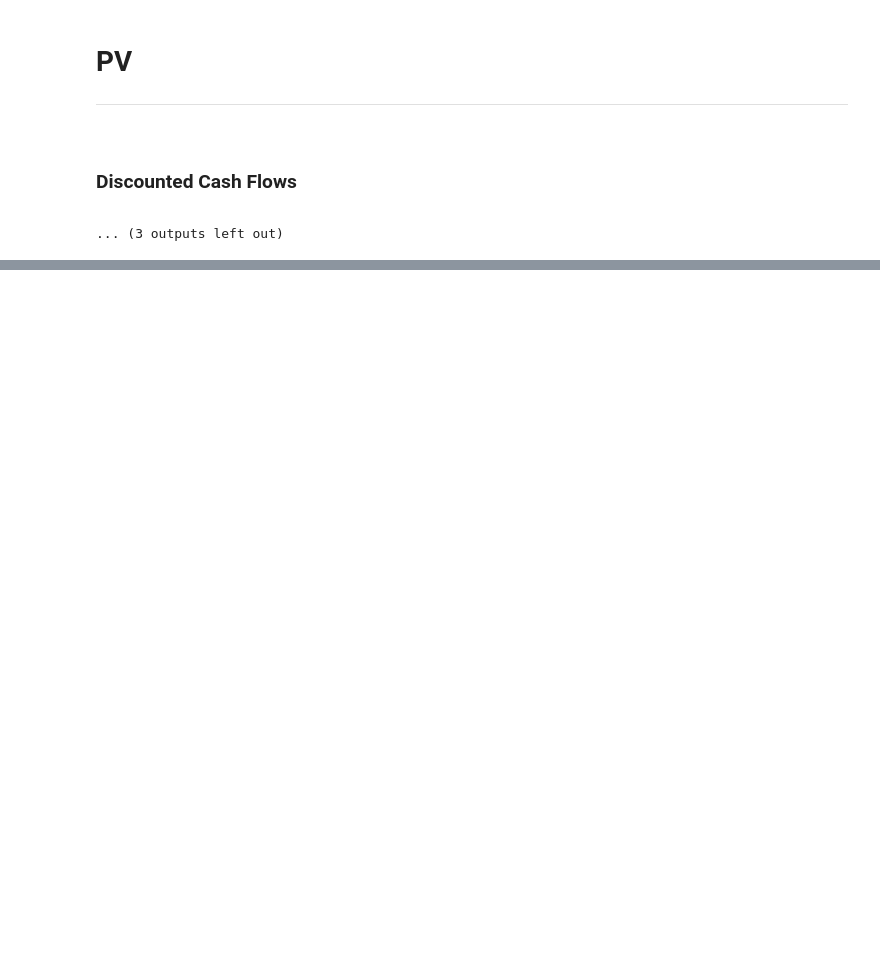
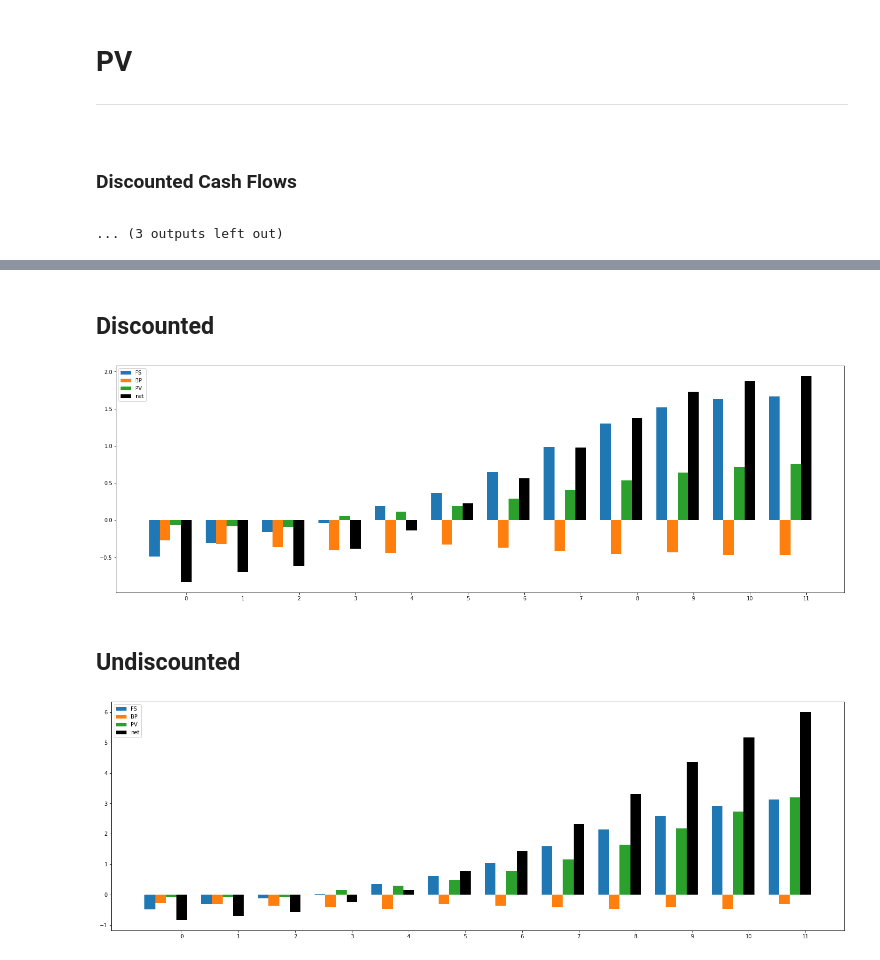
Before and after one commit to ldnelso2/portfolio, a Jupyter notebook: nz_portfolio_dashboard.ipynb, the cells around one changed output, grey strips where cells are left out. Saved outputs shown, nothing was run; the diff lists cells and outputs as text; code cells hidden in the pictures; blank space fills up the shorter version.

```diff
--- a/nz_portfolio_dashboard.ipynb
+++ b/nz_portfolio_dashboard.ipynb
@@ -183,10 +183,6 @@ class Project():
     def to_df(self):
         df = pd.DataFrame(map(lambda cf: cf.to_json(), self.cash_flows)).drop(['flow_id'], axis=1)
         return df.set_index('name')
-
-    def set_discounted_for_cash_flows(self, b):
-        for cash_flow in self.cash_flows:
-            cash_flow.discounted = b
 
     def update_table(self):
         self.table_out.clear_output(wait=True)
@@ -251,16 +247,19 @@ PV
 # %%
 graph_out = widgets.Output()
 
-def combine_flows(flows):
-    qtr_values = map(lambda cf: cf.qtr, flows)
+def combine_flows(flows, is_discounted):
+    if is_discounted:
+        qtr_values = map(lambda cf: cf.discounted_qtr, flows)
+    else:
+        qtr_values = map(lambda cf: cf.non_discounted_qtr, flows)
     aggregated_values = [sum(values) for values in zip(*qtr_values)]
     return aggregated_values
 
 def get_x_ticks(index, bar_width, step=1):
     return [x - (bar_width * len(projects)) + (bar_width * index) for x in range(12)]
 
-def plot_projects_summary():
-    projects_values = map(lambda p: combine_flows(p.cash_flows), projects)
+def plot_projects_summary(is_discounted):
+    projects_values = map(lambda p: combine_flows(p.cash_flows, is_discounted), projects)
     projects_net = [sum(values) for values in zip(*projects_values)]
 
     figsize = (25, 8)
@@ -271,42 +270,40 @@ def plot_projects_summary():
     legend_parents = []
     for i, project in enumerate(projects):
         xseries = get_x_ticks(i, bar_width)
-        plot = plt.bar(xseries, combine_flows(project.cash_flows), width=bar_width)
+        plot = plt.bar(xseries, combine_flows(project.cash_flows, is_discounted), width=bar_width)
         legend_parents.append(plot)
 
     legend_parents = [p[0] for p in legend_parents]
     net_xseries = get_x_ticks(len(projects), bar_width)
     net_plot = plt.bar(net_xseries, projects_net, color='black', width=bar_width)
 
     legend_parents.append(net_plot[0])
     plt.legend((*legend_parents,), (*map(lambda p: p.name, projects), 'net'), loc='upper left')
     plt.show()
 
 def graph_projects_cash_flow(_):
     graph_out.clear_output(wait=True)
 
     with graph_out:
-        for project in projects:
-            project.set_discounted_for_cash_flows(True)
-
         display(HTML('<h2>Discounted</h2>'))
-        plot_projects_summary()
-
-        for project in projects:
-            project.set_discounted_for_cash_flows(False)
+        plot_projects_summary(is_discounted=True)
 
         display(HTML('<h2>Undiscounted</h2>'))
-        plot_projects_summary()
+        plot_projects_summary(is_discounted=False)
 
 with graph_out:
     graph_projects_cash_flow(None)
 
 # button = widgets.Button(description='Refresh Chart')
 # button.on_click(graph_projects_cash_flow)
 
 chart = widgets.VBox(children=[graph_out])
 chart
 # %% [output]
+Discounted
+[figure, added]
+Undiscounted
+[figure, added]
 [interactive output not drawn]
 # %%
 df.sort_values(by=['discounted', 'project'], inplace=True)
```
Also changed, not shown: parts of 2 cells of this notebook, 2 other files.
